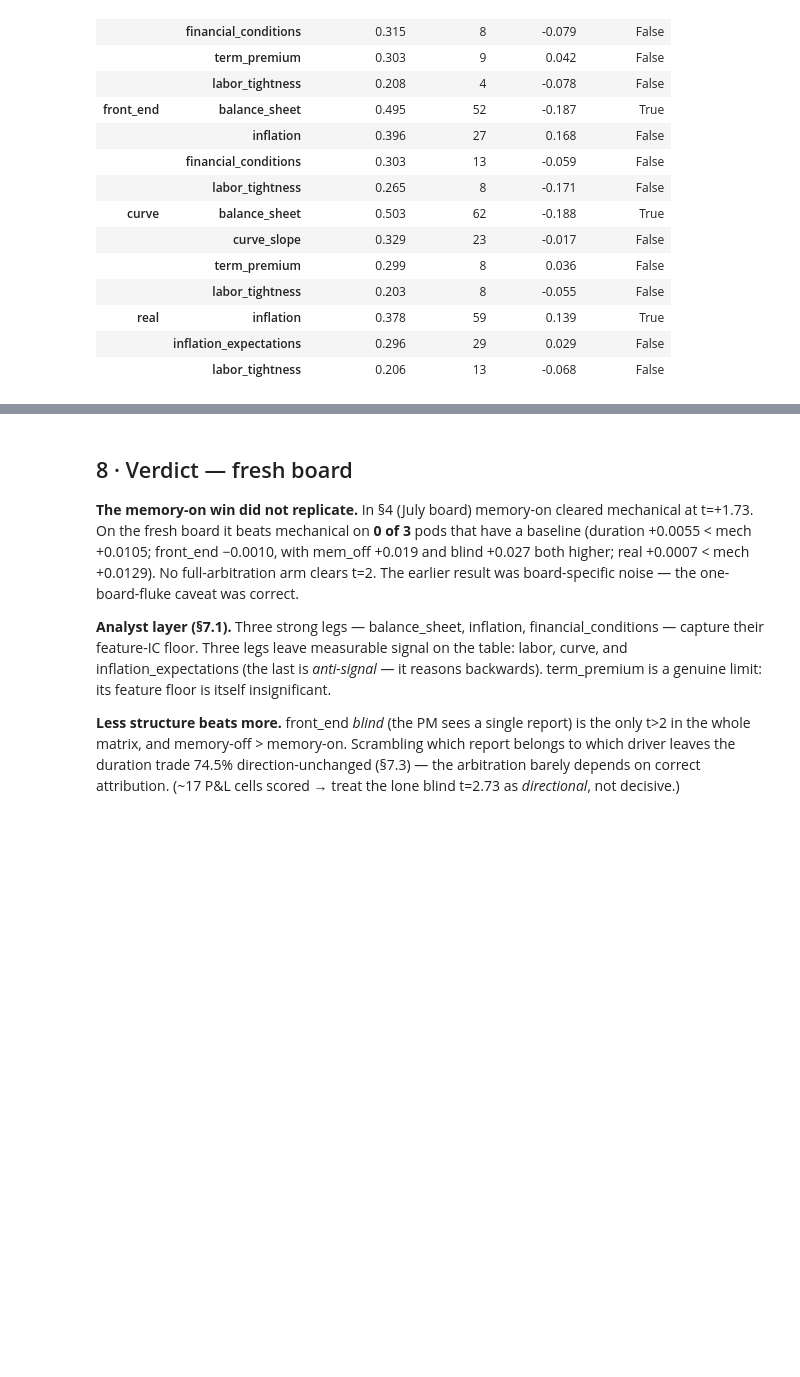
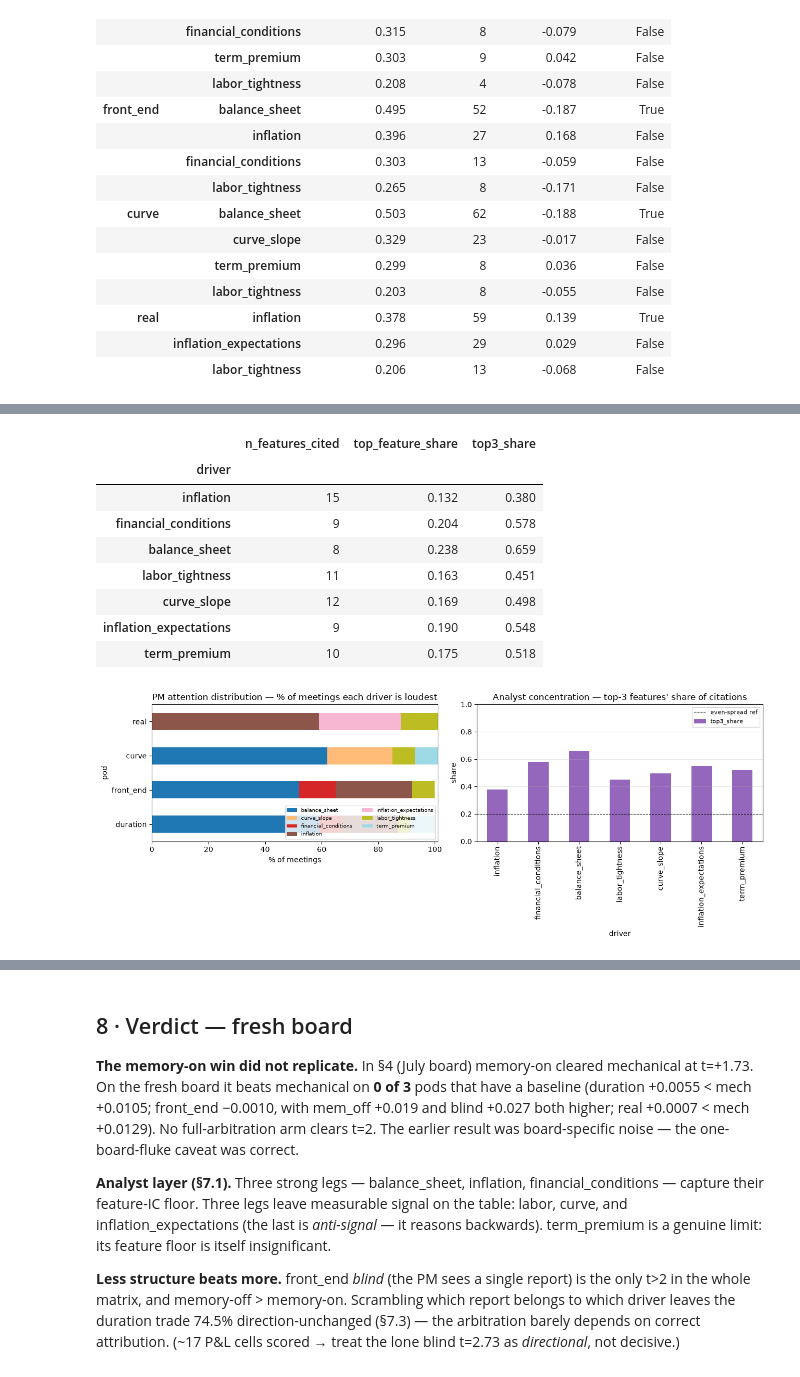
Before and after one commit to charishma005/Blackrock_UCB_MFE_Industry_Project, a Jupyter notebook: notebooks/pm_trade_evaluation.ipynb, the cells around one changed output, grey strips where cells are left out. Drawn from its saved outputs; the diff is of its cells as text; code cells hidden in the pictures; blank space fills up the shorter version.

```diff
--- a/notebooks/pm_trade_evaluation.ipynb
+++ b/notebooks/pm_trade_evaluation.ipynb
@@ -532,0 +537,39 @@ pm_lean
+# %%
+# §7.4c · Leaning-on distributions (from §7.4b pm_lean + citation counts).
+import collections
+fig, ax = plt.subplots(1, 2, figsize=(13, 5))
+pm_dist = (pm_lean.reset_index().pivot(index='pod', columns='driver', values='loudest_pct')
+           .reindex(PODS).fillna(0))
+pm_dist.plot.barh(stacked=True, ax=ax[0], colormap='tab20')
+ax[0].set_title('PM attention distribution — % of meetings each driver is loudest')
+ax[0].set_xlabel('% of meetings'); ax[0].legend(fontsize=7, ncol=2, loc='lower right')
+conc = []
+for d in DRIVERS:
+    cnt = collections.Counter()
+    for line in open(f'../reports/ab/{d}_on.jsonl'):
+        v = json.loads(line)['view']
+        if v.get('degraded'): continue
+        for m in (v.get('key_evidence') or []): cnt[m] += 1
+    tot = sum(cnt.values()) or 1
+    sh = sorted((c / tot for c in cnt.values()), reverse=True)
+    conc.append({'driver': d, 'n_features_cited': len(cnt),
+                 'top_feature_share': round(sh[0], 3), 'top3_share': round(sum(sh[:3]), 3)})
+adist = pd.DataFrame(conc).set_index('driver').reindex(DRIVERS)
+adist['top3_share'].plot.bar(ax=ax[1], color='tab:purple')
+ax[1].axhline(3/ max(1, adist['n_features_cited'].max()), color='k', ls='--', lw=.8,
+              label='even-spread ref'); ax[1].set_ylim(0, 1)
+ax[1].set_title("Analyst concentration — top-3 features' share of citations")
+ax[1].set_ylabel('share'); ax[1].grid(axis='y', alpha=.3); ax[1].legend(fontsize=8)
+plt.tight_layout()
+adist
+# %% [output]
+|  | n_features_cited | top_feature_share | top3_share |
+| driver |  |  |  |
+| inflation | 15 | 0.132 | 0.380 |
+| financial_conditions | 9 | 0.204 | 0.578 |
+| balance_sheet | 8 | 0.238 | 0.659 |
+| labor_tightness | 11 | 0.163 | 0.451 |
+| curve_slope | 12 | 0.169 | 0.498 |
+| inflation_expectations | 9 | 0.190 | 0.548 |
+| term_premium | 10 | 0.175 | 0.518 |
+[figure, added]
```
Also changed, not shown: parts of 9 cells of this notebook.
